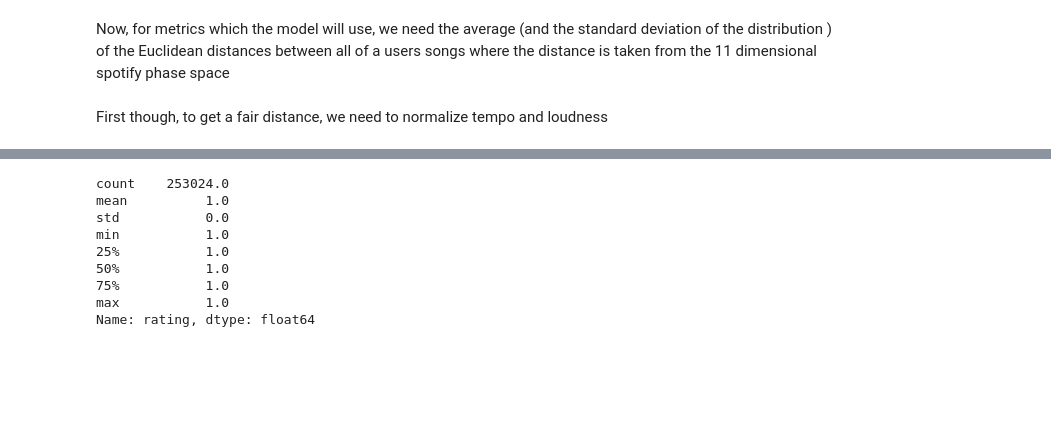
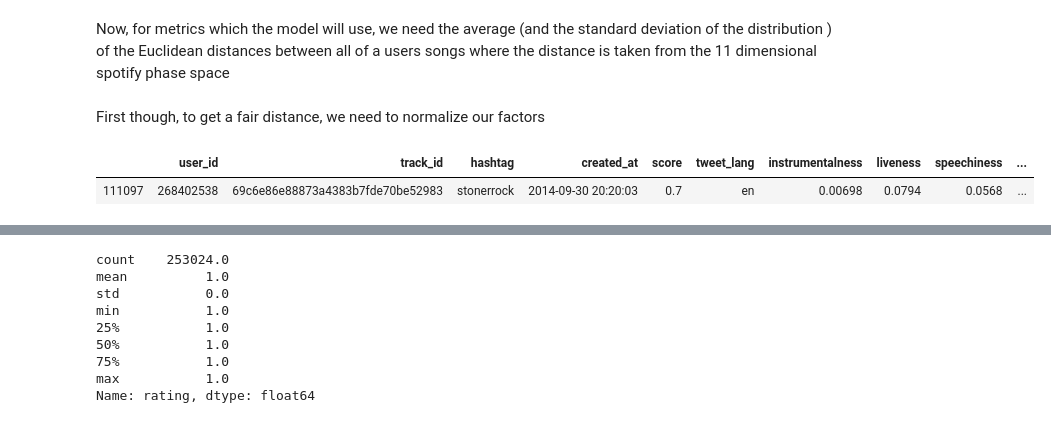
Before and after one commit to ddwooten/insight_2020_ai, a Jupyter notebook: src/py_exp_data.ipynb, the cells around one changed output, grey strips where cells are left out. Saved outputs shown, nothing was run; the diff lists cells and outputs as text; code cells hidden in the pictures; blank space fills up the shorter version.

```diff
--- a/src/py_exp_data.ipynb
+++ b/src/py_exp_data.ipynb
@@ -798,11 +799,9 @@ seq_train = seq_train.drop(axis=1,columns=['null'])
 # %% [markdown]
 Now, for metrics which the model will use, we need the average (and the standard deviation of the distribution ) of the Euclidean distances between all of a users songs where the distance is taken from the 11 dimensional spotify phase space
 # %% [markdown]
-First though, to get a fair distance, we need to normalize tempo and loudness
+First though, to get a fair distance, we need to normalize our factors
-# %%
-tempo_max = seq_train.tempo.max()
-loudness_min = seq_train.loudness.min()
-key_max = seq_train.key.max()
-seq_train.tempo = seq_train.tempo.apply(lambda x: x / tempo_max)
-seq_train.loudness = seq_train.loudness.apply(lambda x: x / loudness_min)
-seq_train.key = seq_train.key.apply(lambda x: x / key_max)
+# %%
+seq_train.sample(1)
+# %% [output]
+|  | user_id | track_id | hashtag | created_at | score | tweet_lang | instrumentalness | liveness | speechiness | ... |
+| 111097 | 268402538 | 69c6e86e88873a4383b7fde70be52983 | stonerrock | 2014-09-30 20:20:03 | 0.7 | en | 0.00698 | 0.0794 | 0.0568 | ... |
```
Also changed, not shown: parts of 16 cells of this notebook, 3 other files.
